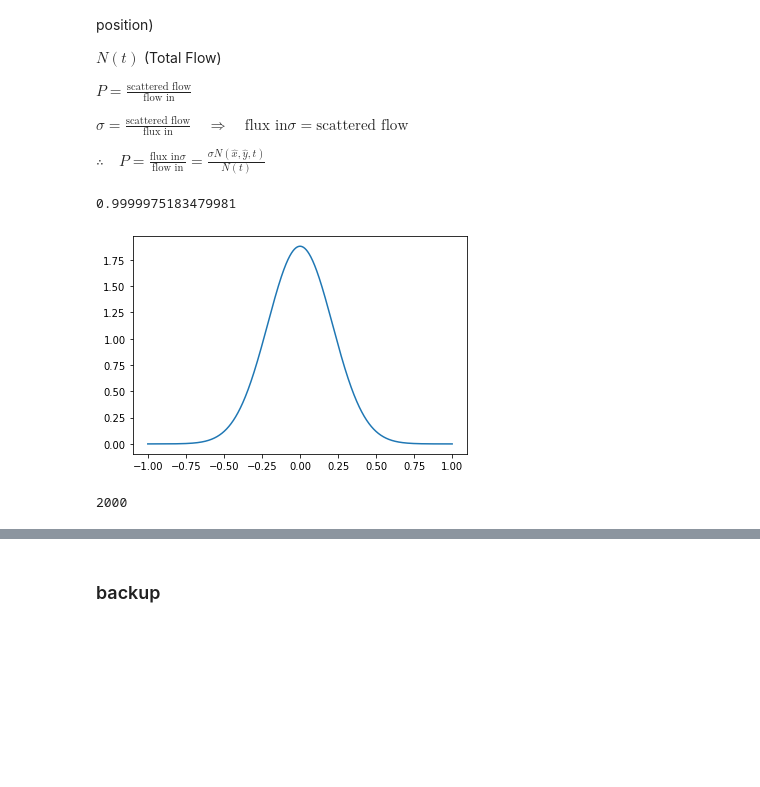
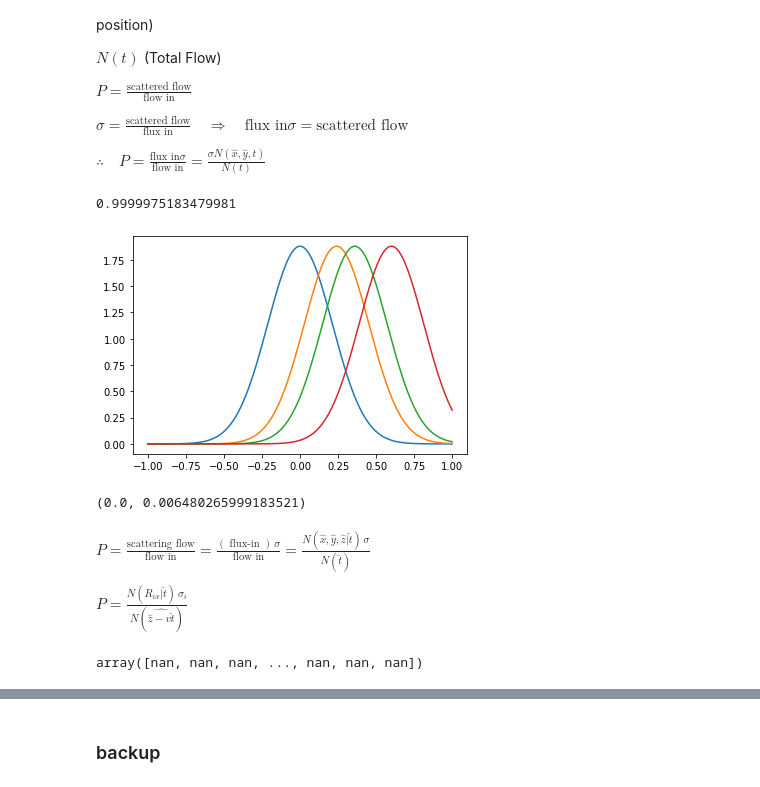
Before and after one commit to jcandane/mcrad, a Jupyter notebook: MCradiation.ipynb, the cells around one changed output, grey strips where cells are left out. Drawn from its saved outputs; the diff is of its cells as text; code cells hidden in the pictures; blank space fills up the shorter version.

```diff
--- a/MCradiation.ipynb
+++ b/MCradiation.ipynb
@@ -23,0 +183,29 @@ np.amax(R_ix,axis=0), np.amin(R_ix,axis=0)
+# %%
+### beam parameters
+A = 50*50 ## å
+f = 10 ## e/å^2
+
+vel  = 137
+dt   = 0.01
+time = np.arange(0,0.75,dt)
+Γz   = 3.0   ## å
+t0   = 5.0
+
+zed  = np.arange(-100,100,0.01)
+Γz   = 15
+plt.plot(zed, Gaussian1D(zed, Γz, t0=-50, tt=0))
+plt.plot(zed, Gaussian1D(zed, Γz, t0=-50, tt=vel*dt*40))
+plt.show()
+
+print( np.sum(Gaussian1D(zed, Γz, t0=-50, tt=0) * 0.01) )
+
+num_hits = 0.
+for t in range(len(time)):
+    f    = Gaussian1D(R_ix[:,2], Γz, t0=-50, tt=vel*dt*t, N=25000)
+    P    = 1 - ( 1 - σ_i/A)**(f*A)
+
+    plt.plot(zed, Gaussian1D(zed, Γz, t0=-50, tt=vel*dt*t))
+    hits = np.where( np.random.rand(len(R_ix)) < P )[0]
+    num_hits += len(hits)
+
+print(num_hits)
@@ -38,26 +233,41 @@ $\therefore\quad P = \frac{\text{flux in} \sigma}{\text{flow in}} = \frac{\sigma
 # %%
 Γx  = 2     ## å (a0)
 Γy  = 10    ## å
 Γz  = 0.5   ## å
 x0  = -50   ## å
 y0  =  50   ## å
 z00 = -180  ## å
 σ   = 0.01  ## å
 
-σ_system = σ*np.ones(len(R_ix)) ### !!
+σ_i = σ*np.ones(len(R_ix)) ### !!
 
 dt = 0.001
 T  = np.arange(-1,1,dt)
-N  = (2/Γz) * np.sqrt(np.log(2)/np.pi) * np.exp( - 4*np.log(2) *(T - 0)**2 / Γz**2 ) ## z00
+N  = np.sqrt(4*np.log(2)/np.pi)/Γz * np.exp( - 4*np.log(2) * (T - 0)**2 / Γz**2 ) ## z00
+
+vv = 120.
+M  = np.sqrt(4*np.log(2)/np.pi)/Γz * np.exp( - 4*np.log(2) * (T - 0 - vv*2*dt )**2 / Γz**2 ) ## z00
+
+def Gaussian1D(T, Γz, t0=0, tt=0):
+    return np.sqrt(4*np.log(2)/np.pi)/Γz * np.exp( - 4*np.log(2) * (T - t0 - tt )**2 / Γz**2 ) ## z00
 
 print( np.sum( N * dt ) )
 
 plt.plot(T, N)
+plt.plot(T, M)
+plt.plot(T, Gaussian1D(T, Γz, t0=0, tt=vv*3*dt))
+plt.plot(T, Gaussian1D(T, Γz, t0=0, tt=vv*5*dt))
 #plt.xlim([-210,-100])
 plt.show()
 
 len(T)
+
+np.amin(Gaussian1D(R_ix[:,2], Γz, t0=0, tt=vv*5*dt) ), np.amax(Gaussian1D(R_ix[:,2], Γz, t0=0, tt=vv*5*dt) )
 # %% [output]
 0.9999975183479981
-[figure, old version]
+[figure, new version]
-2000
+(0.0, 0.006480265999183521)
+# %% [markdown]
+$P = \frac{\text{scattering flow}}{\text{flow in}} = \frac{\left( \text{ flux-in } \right)\,\sigma}{\text{flow in}} = \frac{N(\hat{x},\hat{y},\hat{z}|\hat{t})\,\sigma}{N(\hat{t})}$
+
+$P = \frac{N(R_{ix}|\hat{t})\,\sigma_i}{N(\hat{\hat{z}-v\hat{t}})}$
@@ -63,0 +288,4 @@ len(T)
+# %%
+flux_over_flow(R_ix, Γx, Γy, Γz, x0=0, y0=0, z0=0)
+# %% [output]
+array([nan, nan, nan, ..., nan, nan, nan])
```
Also changed, not shown: parts of 23 cells of this notebook.
